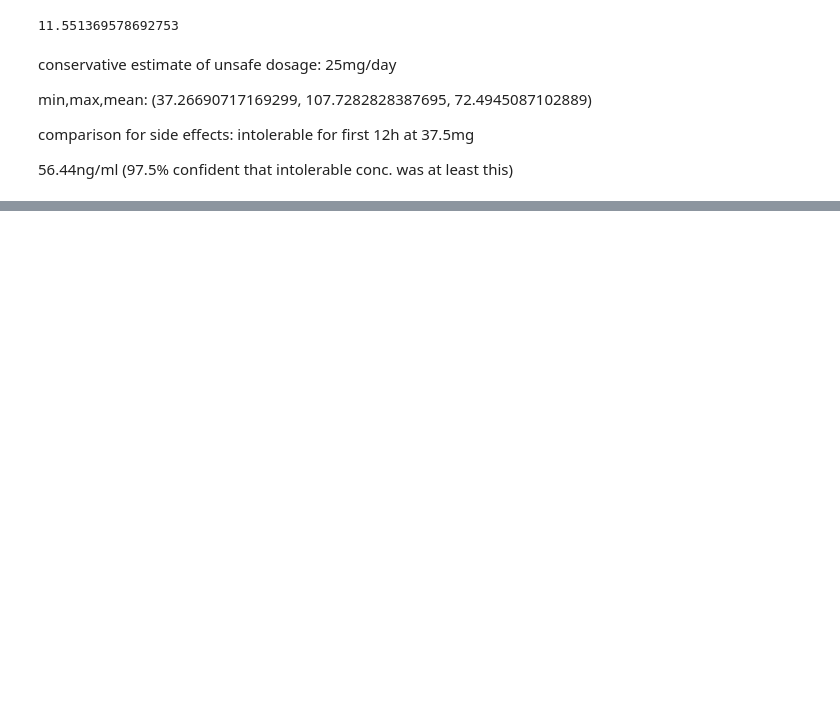
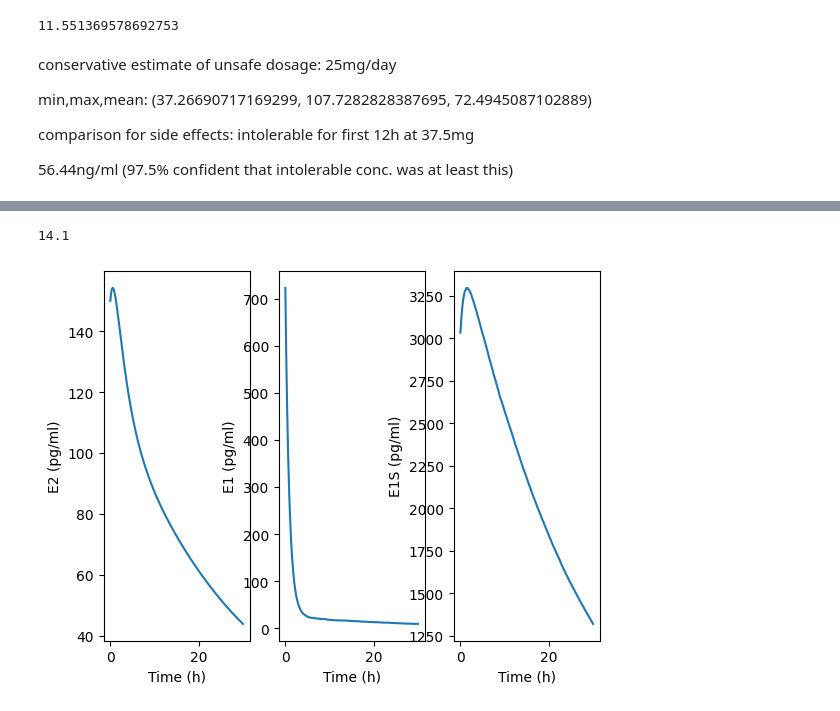
Before and after one commit to Estelle900/HRTMonteCarlo, a Jupyter notebook: HRT Monte Carlo.ipynb, the cells around one changed output, grey strips where cells are left out. Cells and saved outputs as stored; diff of their text form; code cells hidden in the pictures; blank space fills up the shorter version.

```diff
--- a/HRT Monte Carlo.ipynb
+++ b/HRT Monte Carlo.ipynb
@@ -159,0 +180,45 @@ check(12.5,[48],steady=True)
+# %%
+# e2, e1, e1 sulfate
+e = [np.array([150,723,3033])] #150pg/ml peak for single dose 2mg
+dt=.03
+def est_rk4(e, dt):
+    # conversion 15%, 65% e2, 5%, 54% e1, 1.4%, 21% e1 sulfate
+    # clearance 20% e2, 41% e1, 77.6% e1 sulfate
+    ma, mb, mc = 272.4, 270.366, 350.429
+    randc3 = np.random.beta(2,5)
+    c1,c3=7.52e-2, 1e-2**randc3*4e-2**(1-randc3)
+    c12, c13 = c1/2*1.5, c1/2*6.5
+    c32=c3/77.6*21
+    c32b=c32/mc*mb
+    c31=c13*4.5e-2/ma*mc#c3/77.6*1.4
+    c21a=c12
+    c21=c21a/ma*mb
+    c23, c2 = c21/5*54, c21/5*41
+    c12b,c13c,c23c,c31a = c12/ma*mb, c13/ma*mc, c23/mb*mc, c31/mc*ma
+    def deltaest(e):
+        return np.array([[-c1-c12-c13,c21a,c31a],[c12b,-c2-c21-c23,c32b],[c13c,c23c,-c3-c31-c32]])@e
+    v1 = deltaest(e)
+    v2 = deltaest(e+dt/2*v1)
+    v3 = deltaest(e+dt/2*v2)
+    v4 = deltaest(e+dt*v3)
+    return e+dt*(v1+2*(v2+v3)+v4)/6
+
+for i in range(1000):
+    new = est_rk4(e[-1], dt)
+    if (new[0]-75)*(e[-1][0]-75)<0:
+        print(i*dt)
+    e.append(new)
+f,ax=plt.subplots(1,3)
+e=np.array(e).T
+t=np.arange(1001)*dt
+ax[0].plot(t,e[0]);ax[1].plot(t,e[1]);ax[2].plot(t,e[2])
+ax[0].set_xlabel('Time (h)')
+ax[0].set_ylabel('E2 (pg/ml)')
+ax[1].set_xlabel('Time (h)')
+ax[1].set_ylabel('E1 (pg/ml)')
+ax[2].set_xlabel('Time (h)')
+ax[2].set_ylabel('E1S (pg/ml)')
+plt.show()
+# %% [output]
+14.1
+[figure, added]
```
Also changed, not shown: parts of 11 cells of this notebook.
